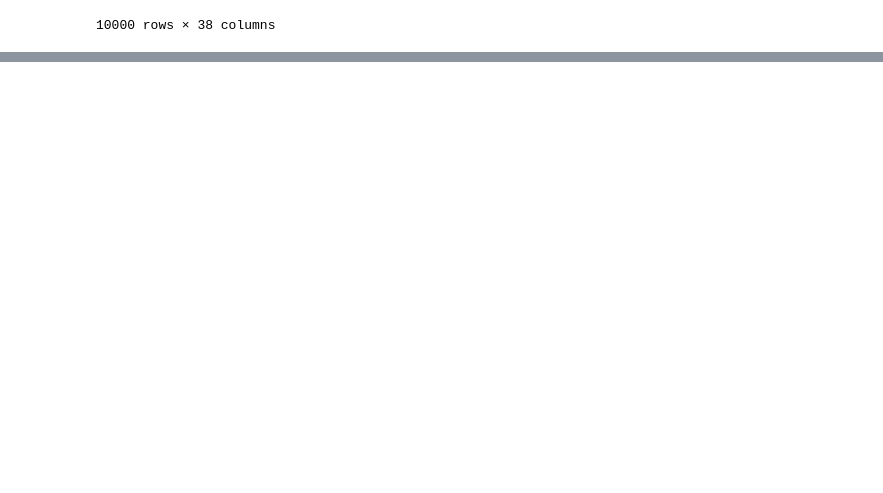
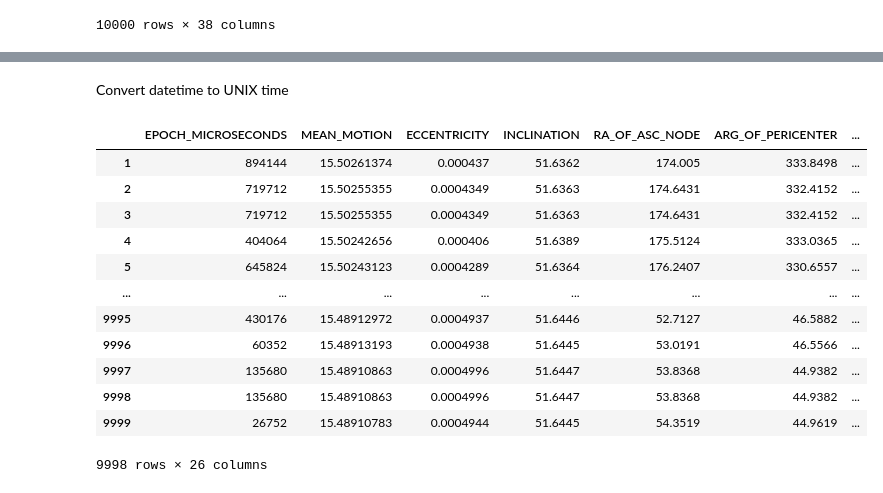
Before and after one commit to amoozing2539/Anomaly_Detection_ISS, a Jupyter notebook: iss_zayra_analysis.ipynb, the cells around one changed output, grey strips where cells are left out. Drawn from its saved outputs; the diff is of its cells as text; code cells hidden in the pictures; blank space fills up the shorter version.

```diff
--- a/iss_zayra_analysis.ipynb
+++ b/iss_zayra_analysis.ipynb
@@ -26,0 +28,12 @@ data_df
+# %%
+data_df_dropped = data_df.dropna(subset=['position_x', 'position_y', 'position_z', 'velocity_x', 'velocity_y',
+                                         'velocity_z'])
+def drop_single_value_columns(df):
+    temp = []
+    for col in df.columns:
+        if len(df[col].unique())<2:
+            temp.append(col)
+    df = df.drop(columns=temp)
+    return df
+data_df_dropped = drop_single_value_columns(data_df_dropped)
+data_df_dropped
@@ -26,0 +54,29 @@ data_df
+# %% [markdown]
+Convert datetime to UNIX time
+# %%
+data_df_dropped['EPOCH']=pd.to_datetime(data_df_dropped['EPOCH']) #ensure datetime
+#convert epoch to unix timestamp for later normalization
+data_df_dropped['UNIX_TIMESTAMP'] = data_df_dropped['EPOCH'].apply(lambda x: x.timestamp())
+data_df = data_df_dropped.drop(columns=['EPOCH', 'TLE_LINE1', 'TLE_LINE2'])
+
+#compute magnitudes and changes to velocity and position vectors
+data_df['position_magnitude'] = np.linalg.norm(data_df[['position_x', 'position_y', 'position_z']].values,axis=1)
+data_df['velocity_magnitude'] = np.linalg.norm(data_df[['velocity_x', 'velocity_y', 'velocity_z']].values,axis=1)
+data_df['delta_position'] = data_df['position_magnitude'].diff()
+data_df['delta_velocity'] = data_df['velocity_magnitude'].diff()
+data_df = data_df.dropna() #drop NAANs just in case
+data_df
+# %% [output]
+|  | EPOCH_MICROSECONDS | MEAN_MOTION | ECCENTRICITY | INCLINATION | RA_OF_ASC_NODE | ARG_OF_PERICENTER | ... |
+| 1 | 894144 | 15.50261374 | 0.000437 | 51.6362 | 174.005 | 333.8498 | ... |
+| 2 | 719712 | 15.50255355 | 0.0004349 | 51.6363 | 174.6431 | 332.4152 | ... |
+| 3 | 719712 | 15.50255355 | 0.0004349 | 51.6363 | 174.6431 | 332.4152 | ... |
+| 4 | 404064 | 15.50242656 | 0.000406 | 51.6389 | 175.5124 | 333.0365 | ... |
+| 5 | 645824 | 15.50243123 | 0.0004289 | 51.6364 | 176.2407 | 330.6557 | ... |
+| ... | ... | ... | ... | ... | ... | ... | ... |
+| 9995 | 430176 | 15.48912972 | 0.0004937 | 51.6446 | 52.7127 | 46.5882 | ... |
+| 9996 | 60352 | 15.48913193 | 0.0004938 | 51.6445 | 53.0191 | 46.5566 | ... |
+| 9997 | 135680 | 15.48910863 | 0.0004996 | 51.6447 | 53.8368 | 44.9382 | ... |
+| 9998 | 135680 | 15.48910863 | 0.0004996 | 51.6447 | 53.8368 | 44.9382 | ... |
+| 9999 | 26752 | 15.48910783 | 0.0004944 | 51.6445 | 54.3519 | 44.9619 | ... |
+9998 rows × 26 columns
```
Also changed, not shown: parts of 11 cells of this notebook.
